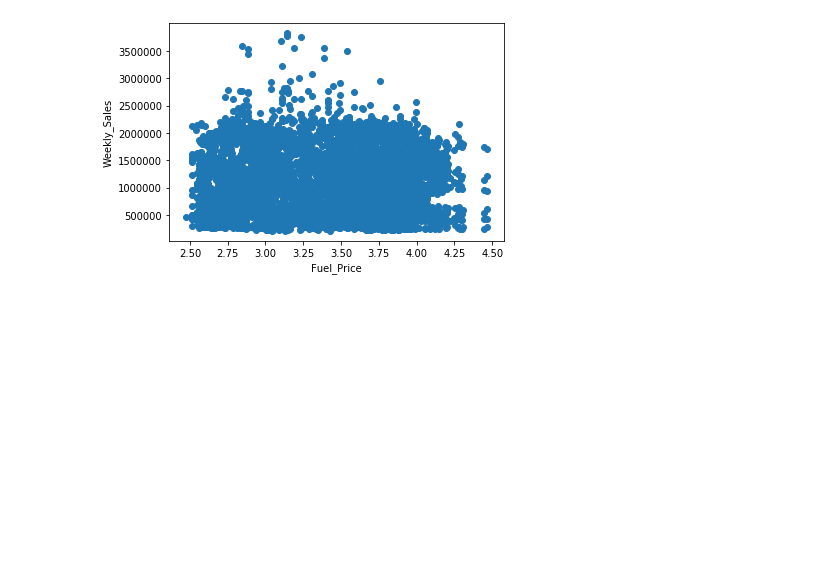
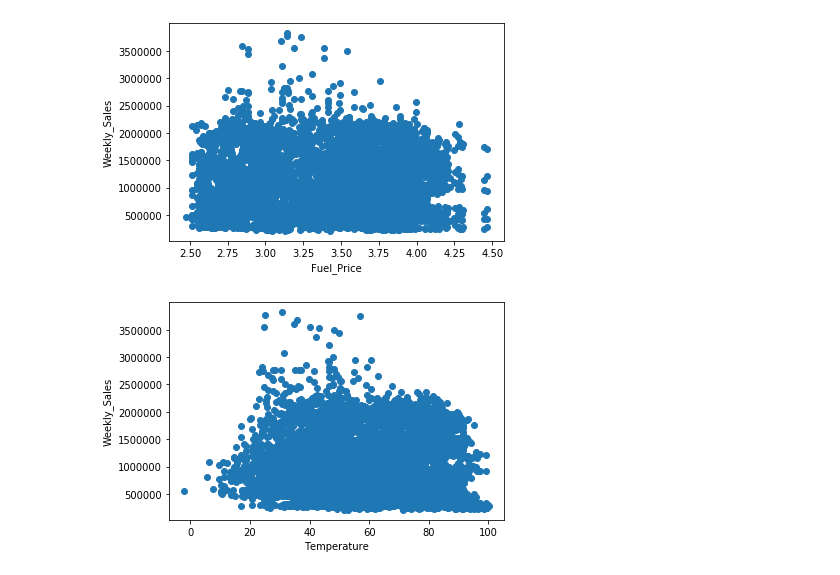
Before and after one commit to Franceskling/final_project, a Jupyter notebook: machine_learning/machine_learning.ipynb, the cells around one changed output. Drawn from its saved outputs; the diff is of its cells as text; code cells hidden in the pictures; blank space fills up the shorter version.

```diff
--- a/machine_learning/machine_learning.ipynb
+++ b/machine_learning/machine_learning.ipynb
@@ -25,3 +31,10 @@ plt.ylabel('Weekly_Sales')
 plt.show()
 # %% [output]
 [figure]
+# %%
+plt.scatter(sales_df.Temperature, sales_df.Weekly_Sales)
+plt.xlabel('Temperature')
+plt.ylabel('Weekly_Sales')
+plt.show()
+# %% [output]
+[figure, added]
```
Also changed, not shown: parts of 4 cells of this notebook, 2 other files.
